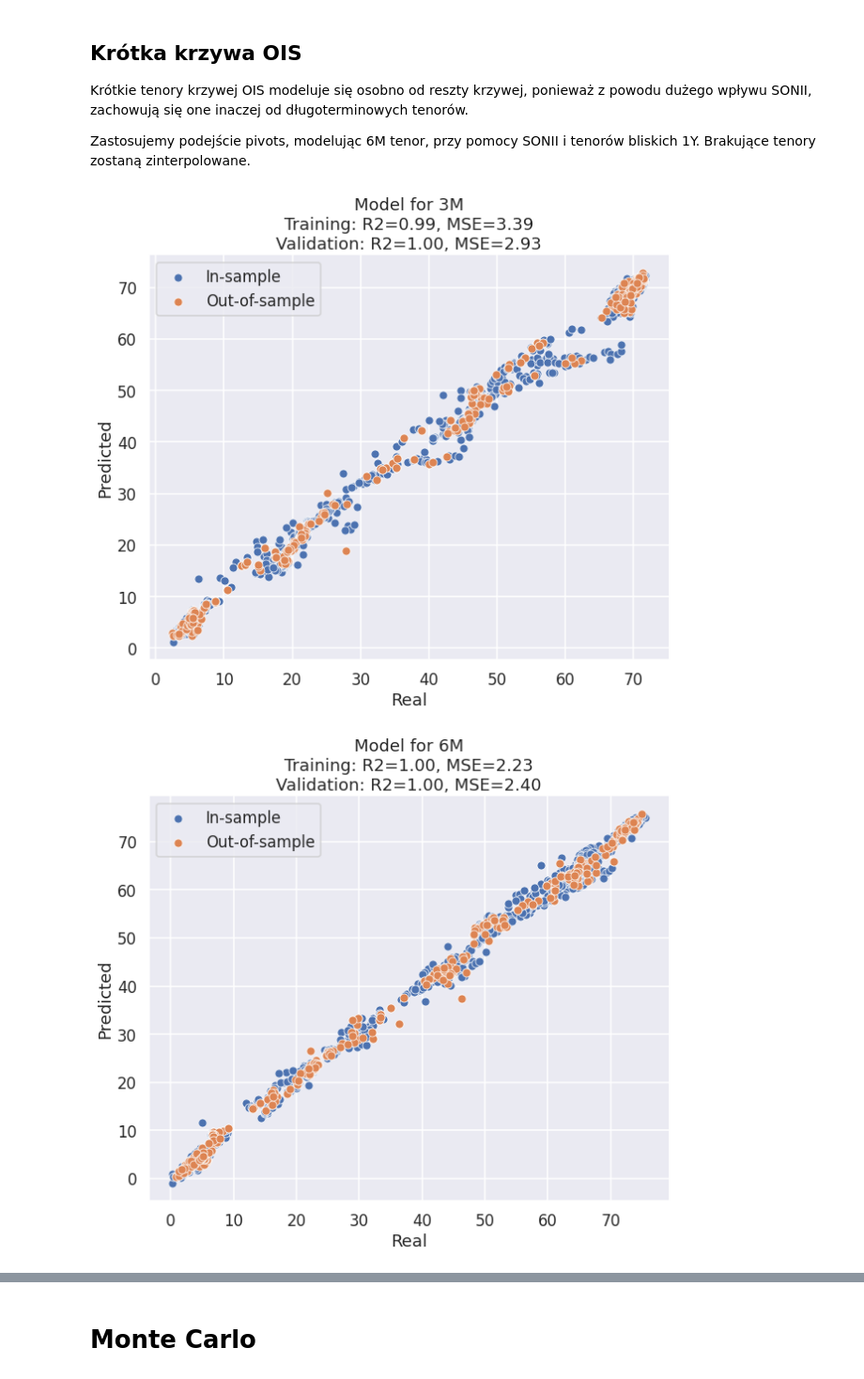
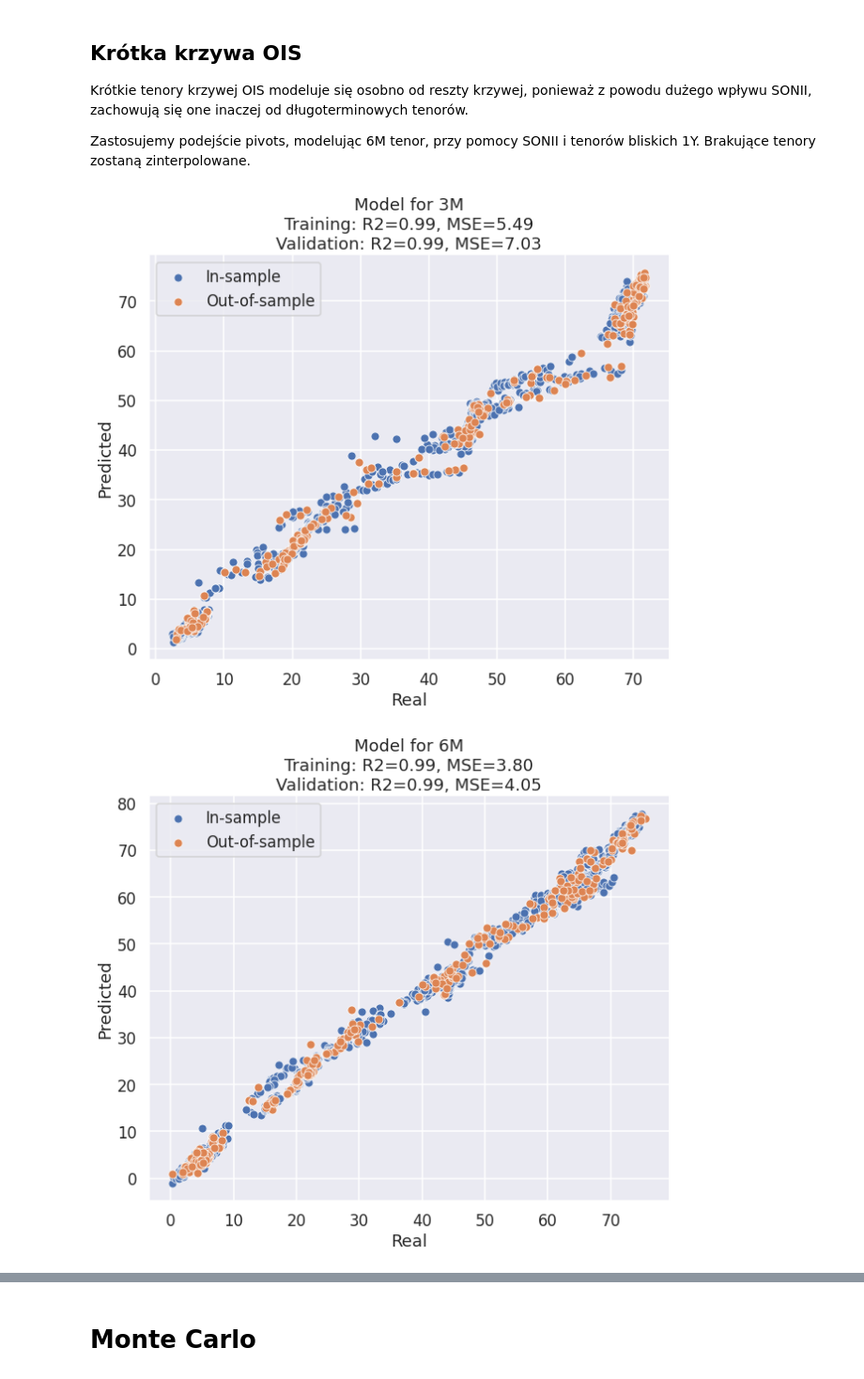
Before and after one commit to PiotMik/OIS_curve_modeling, a Jupyter notebook: OIS_Curve_modelling_3.ipynb, the cells around one changed output, grey strips where cells are left out. Shown at 94% size. Cells and saved outputs as stored; diff of their text form; code cells hidden in the pictures.

```diff
--- a/OIS_Curve_modelling_3.ipynb
+++ b/OIS_Curve_modelling_3.ipynb
@@ -427,7 +427,7 @@ class RegressionShortTermModel():
     @staticmethod
     def build_models(pivot_tenors):
         model = {pivot: Pipeline([('scaler', StandardScaler()),
-                                  ('poly', PolynomialFeatures(3)),
+                                  ('poly', PolynomialFeatures(2)),
                                   ('regressor', LassoCV(max_iter=1000000))]) for pivot in pivot_tenors}
         return model
 
@@ -476,7 +476,7 @@ class RegressionShortTermModel():
           if pivot not in self.pivot_tenors:
             raise ValueError(f'Tenor {pivot} is not modelled.')
 
-          pivot_sim = pd.DataFrame(self.models[pivot].predict(X[pivot]))
+          pivot_sim = pd.DataFrame(self.models[pivot].predict(X_pred[pivot]))
           pivot_sim.index = X.index
           pivot_sim.columns = [pivot]
           preds.append(pivot_sim)
@@ -502,32 +502,32 @@ class RegressionShortTermModel():
 
         val_r2 = r2_score(y_val, y_pred)
         val_mse = mean_squared_error(y_val, y_pred)
 
         plt.legend()
         plt.title(f'Model for {pivot}\nTraining: R2={train_r2:.2f}, MSE={train_mse:.2f}\nValidation: R2={val_r2:.2f}, MSE={val_mse:.2f}')
 
     def spline(self, rates, kind='quadratic'):
         available_tenors_str = rates.columns
         available_tenors_int = [rev_tenor_parser(tenor_str) for tenor_str in available_tenors_str]
         sp = interp1d(np.array(available_tenors_int), rates.values, kind = kind)
         interpolated = pd.concat([pd.DataFrame(sp(tenor)) for tenor in range(0, 61)], axis=1)
         interpolated.columns = ['SONIA'] + list(ois.columns)
         interpolated.index = rates.index
         return interpolated
 
     def simulate(self, long_tenor_data):
         X = self.extract_features(long_tenor_data, X_only=True)
         preds = []
         for pivot in self.pivot_tenors:
           pivot_sim = pd.DataFrame(self.models[pivot].predict(X[pivot])).T
           pivot_sim.index = long_tenor_data.index[1:]
           pivot_sim.columns = [pivot]
           preds.append(pivot_sim)
         return pd.concat(preds, axis=1)
 
 
 short_term_model = RegressionShortTermModel(pivot_tenors=['3M', '6M', '1Y'], cutoff='2Y')
 short_term_model.fit(rates, val_split=0.2)
 # %% [output]
-[figure, old version]
+[figure, new version]
-[figure, old version]
+[figure, new version]
```
Also changed, not shown: parts of 11 cells of this notebook.
